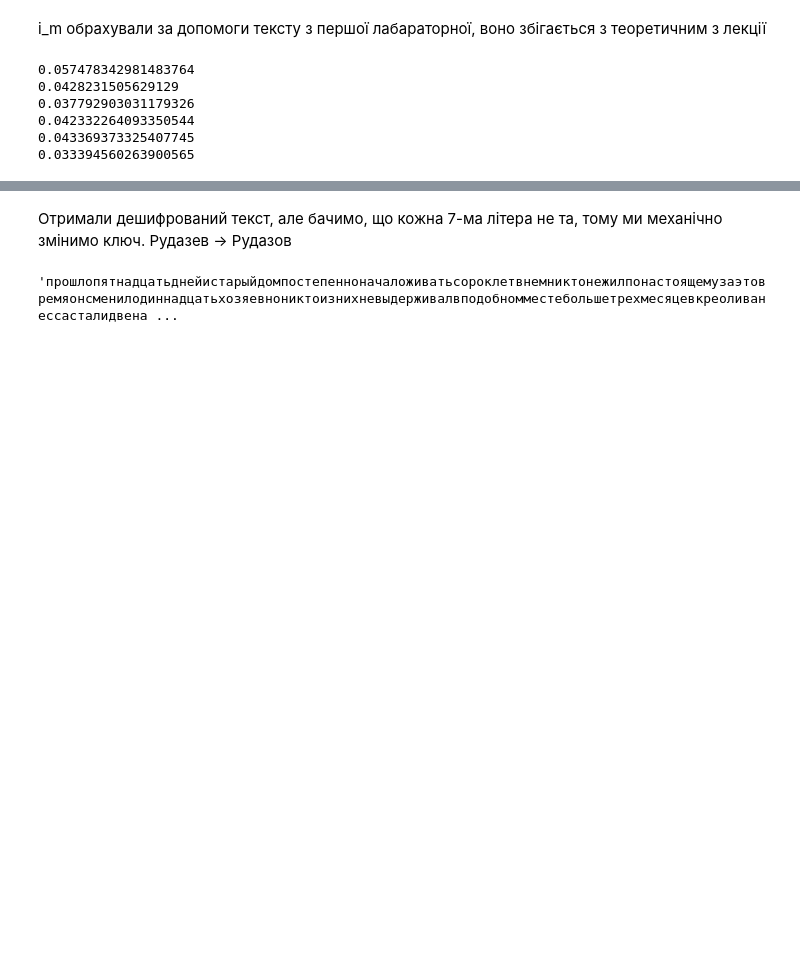
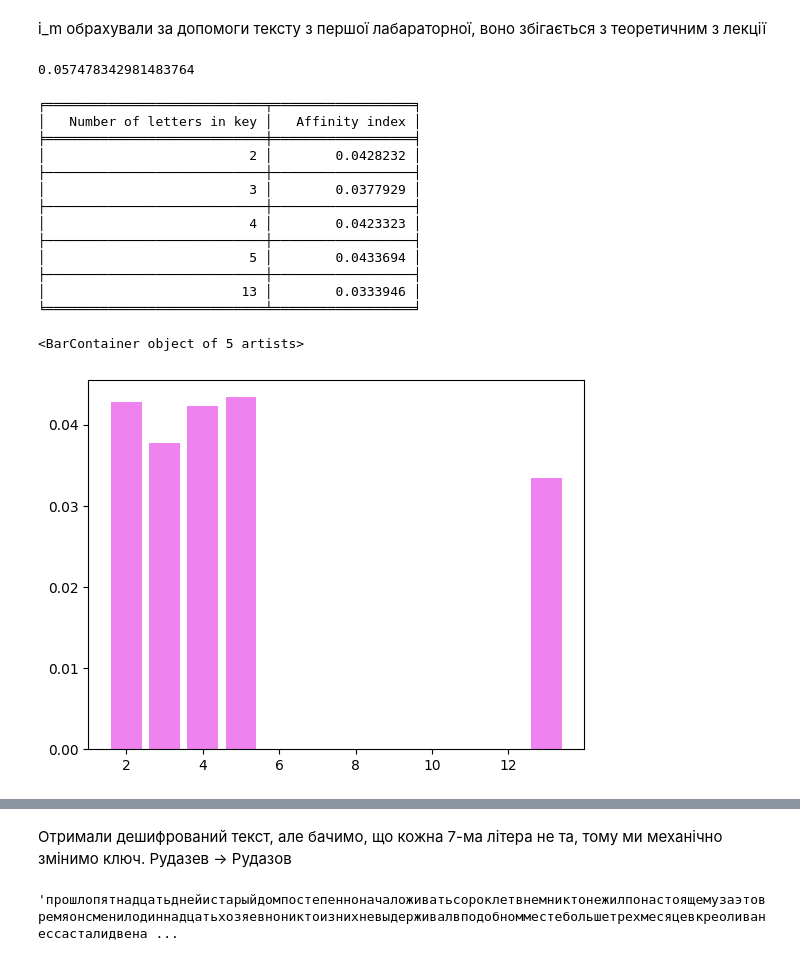
Before and after one commit to uraraur/fi-labs-2023, a Jupyter notebook: cp_2/koval_nedashkivskyi_fi-04/cp2.ipynb, the cells around one changed output, grey strips where cells are left out. Drawn from its saved outputs; the diff is of its cells as text; code cells hidden in the pictures; blank space fills up the shorter version.

Commit message:
done with plots

```diff
--- a/cp_2/koval_nedashkivskyi_fi-04/cp2.ipynb
+++ b/cp_2/koval_nedashkivskyi_fi-04/cp2.ipynb
@@ -56,12 +56,34 @@ def affi(text):
     return i
 
 print(affi(a))
-for i in range(len(keys)):
-    print(affi(code(a, keys[i])))
 # %% [output]
 0.057478342981483764
-0.0428231505629129
-0.037792903031179326
-0.042332264093350544
-0.043369373325407745
-0.033394560263900565
+# %%
+data1 = []
+col_names1 = ["Number of letters in key", "Affinity index"]
+af1 = []
+val1 = []
+
+for i in range(len(keys)):
+    af1.append(affi(code(a, keys[i])))
+    val1.append(len(keys[i]))
+    data1.append([len(keys[i]), af1[i]])
+
+print(tabulate(data1, headers=col_names1, tablefmt="fancy_grid"))
+plt.bar(val1, af1, color ='violet')
+# %% [output]
+╒════════════════════════════╤══════════════════╕
+│   Number of letters in key │   Affinity index │
+╞════════════════════════════╪══════════════════╡
+│                          2 │        0.0428232 │
+├────────────────────────────┼──────────────────┤
+│                          3 │        0.0377929 │
+├────────────────────────────┼──────────────────┤
+│                          4 │        0.0423323 │
+├────────────────────────────┼──────────────────┤
+│                          5 │        0.0433694 │
+├────────────────────────────┼──────────────────┤
+│                         13 │        0.0333946 │
+╘════════════════════════════╧══════════════════╛
+<BarContainer object of 5 artists>
+[figure, added]
```
Also changed, not shown: parts of 5 cells of this notebook.
